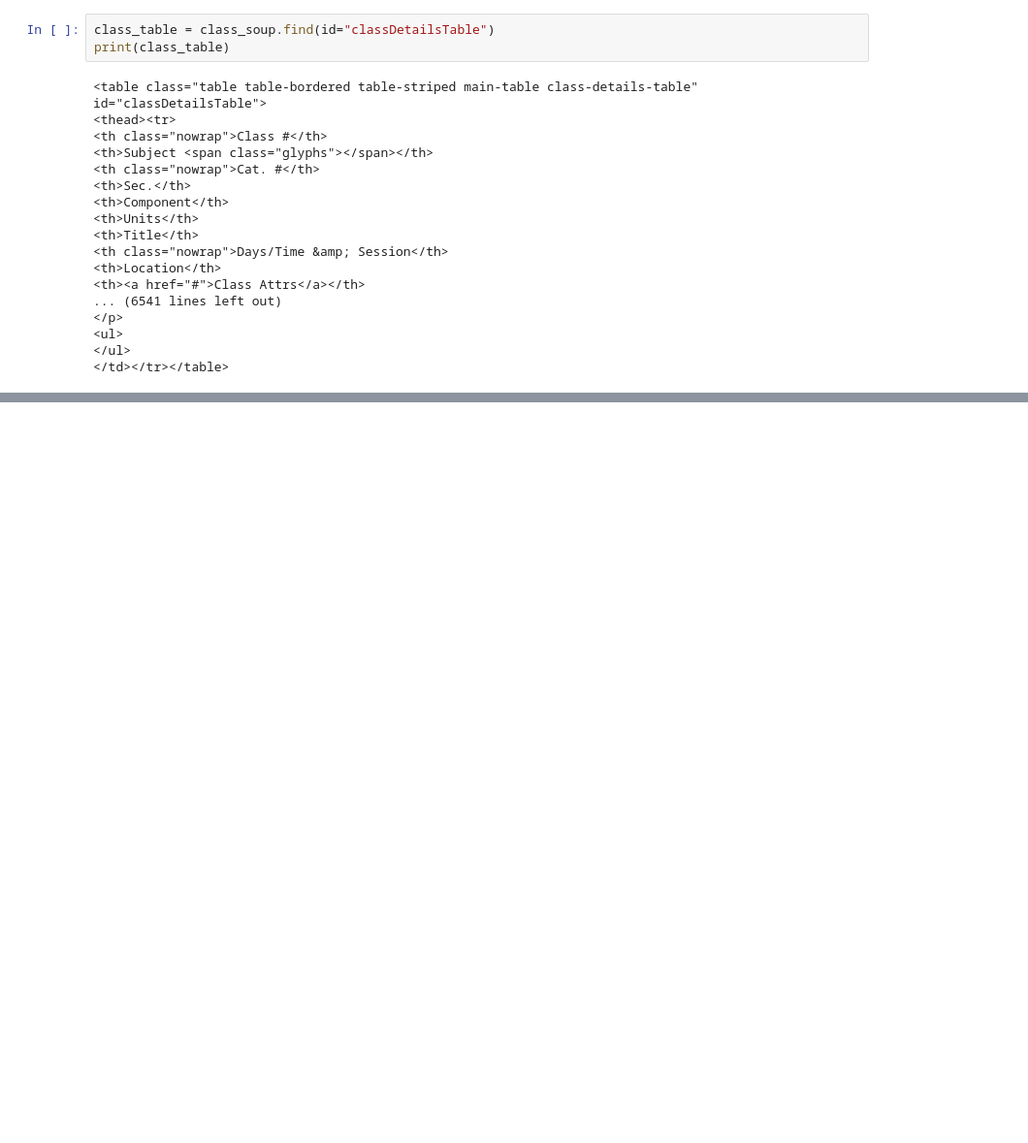
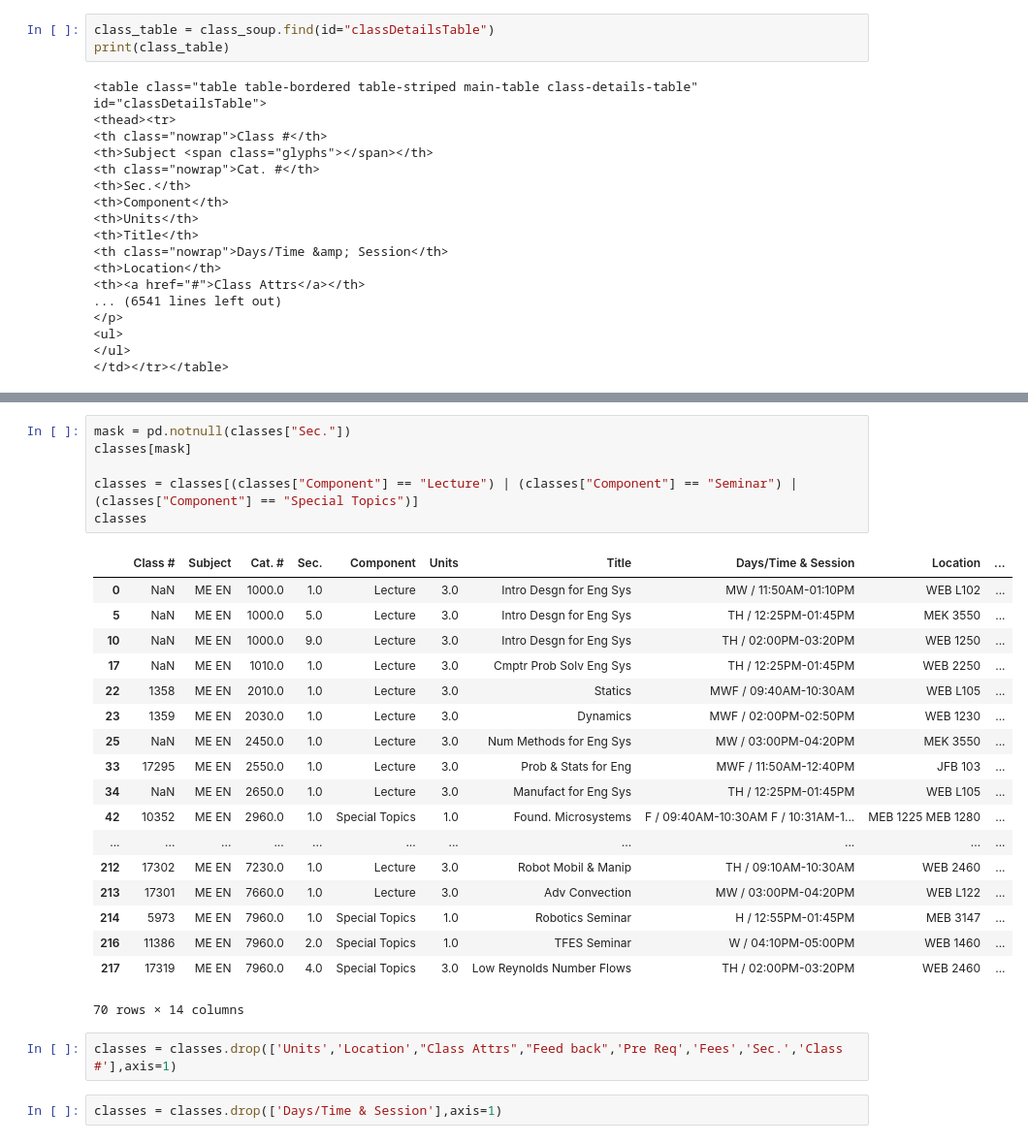
Before and after one commit to piraquive/DS_project, a Jupyter notebook: Diego.ipynb, the cells around one changed output, grey strips where cells are left out. Shown at 97% size. Cells and saved outputs as stored; diff of their text form; blank space fills up the shorter version.

```diff
--- a/Diego.ipynb
+++ b/Diego.ipynb
@@ -136,3 +136,32 @@ classes.head(50)
 | 47 | New transfer students must apply ... | NaN | NaN | NaN | NaN | NaN | NaN | NaN | NaN | ... |
 | 48 | 17327 | ME EN | 3220.0 | 1.0 | Lecture | 3.0 | Dynamic Sys & Control | MWF / 10:45AM-11:35AM | WEB L105 | ... |
 | 49 | NaN | ME EN | 3230.0 | 1.0 | Lecture | 4.0 | Mechatronics | MWF / 12:55PM-01:45PM | MEK 3550 | ... |
+# %%
+mask = pd.notnull(classes["Sec."])
+classes[mask]
+
+classes = classes[(classes["Component"] == "Lecture") | (classes["Component"] == "Seminar") | (classes["Component"] == "Special Topics")]
+classes
+# %% [output]
+|  | Class # | Subject | Cat. # | Sec. | Component | Units | Title | Days/Time & Session | Location | ... |
+| 0 | NaN | ME EN | 1000.0 | 1.0 | Lecture | 3.0 | Intro Desgn for Eng Sys | MW / 11:50AM-01:10PM | WEB L102 | ... |
+| 5 | NaN | ME EN | 1000.0 | 5.0 | Lecture | 3.0 | Intro Desgn for Eng Sys | TH / 12:25PM-01:45PM | MEK 3550 | ... |
+| 10 | NaN | ME EN | 1000.0 | 9.0 | Lecture | 3.0 | Intro Desgn for Eng Sys | TH / 02:00PM-03:20PM | WEB 1250 | ... |
+| 17 | NaN | ME EN | 1010.0 | 1.0 | Lecture | 3.0 | Cmptr Prob Solv Eng Sys | TH / 12:25PM-01:45PM | WEB 2250 | ... |
+| 22 | 1358 | ME EN | 2010.0 | 1.0 | Lecture | 3.0 | Statics | MWF / 09:40AM-10:30AM | WEB L105 | ... |
+| 23 | 1359 | ME EN | 2030.0 | 1.0 | Lecture | 3.0 | Dynamics | MWF / 02:00PM-02:50PM | WEB 1230 | ... |
+| 25 | NaN | ME EN | 2450.0 | 1.0 | Lecture | 3.0 | Num Methods for Eng Sys | MW / 03:00PM-04:20PM | MEK 3550 | ... |
+| 33 | 17295 | ME EN | 2550.0 | 1.0 | Lecture | 3.0 | Prob & Stats for Eng | MWF / 11:50AM-12:40PM | JFB 103 | ... |
+| 34 | NaN | ME EN | 2650.0 | 1.0 | Lecture | 3.0 | Manufact for Eng Sys | TH / 12:25PM-01:45PM | WEB L105 | ... |
+| 42 | 10352 | ME EN | 2960.0 | 1.0 | Special Topics | 1.0 | Found. Microsystems | F / 09:40AM-10:30AM F / 10:31AM-1... | MEB 1225 MEB 1280 | ... |
+| ... | ... | ... | ... | ... | ... | ... | ... | ... | ... | ... |
+| 212 | 17302 | ME EN | 7230.0 | 1.0 | Lecture | 3.0 | Robot Mobil & Manip | TH / 09:10AM-10:30AM | WEB 2460 | ... |
+| 213 | 17301 | ME EN | 7660.0 | 1.0 | Lecture | 3.0 | Adv Convection | MW / 03:00PM-04:20PM | WEB L122 | ... |
+| 214 | 5973 | ME EN | 7960.0 | 1.0 | Special Topics | 1.0 | Robotics Seminar | H / 12:55PM-01:45PM | MEB 3147 | ... |
+| 216 | 11386 | ME EN | 7960.0 | 2.0 | Special Topics | 1.0 | TFES Seminar | W / 04:10PM-05:00PM | WEB 1460 | ... |
+| 217 | 17319 | ME EN | 7960.0 | 4.0 | Special Topics | 3.0 | Low Reynolds Number Flows | TH / 02:00PM-03:20PM | WEB 2460 | ... |
+70 rows × 14 columns
+# %%
+classes = classes.drop(['Units','Location',"Class Attrs","Feed back",'Pre Req','Fees','Sec.','Class #'],axis=1)
+# %%
+classes = classes.drop(['Days/Time & Session'],axis=1)
```
Also changed, not shown: parts of 1 cell of this notebook.
